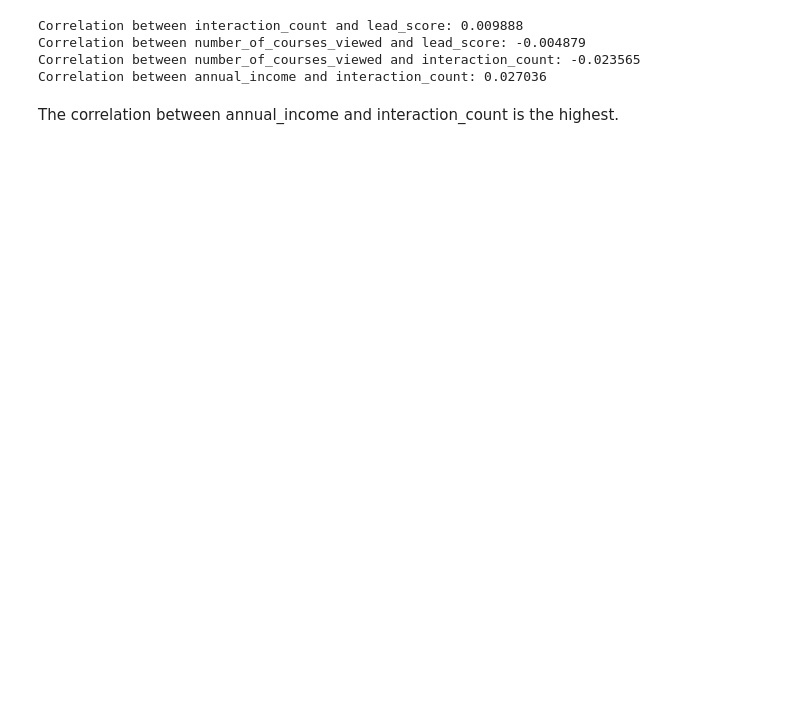
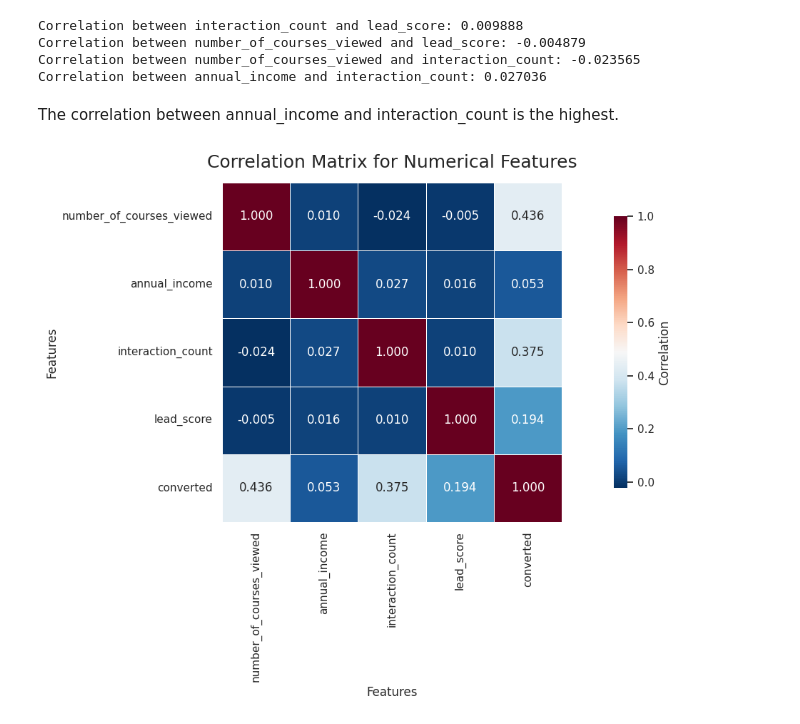
Before and after one commit to leevambe5/ml-zoomcamp-homeworks, a Jupyter notebook: Homework_3.ipynb, the cells around one changed output. Drawn from its saved outputs; the diff is of its cells as text; code cells hidden in the pictures; blank space fills up the shorter version.

```diff
--- a/Homework_3.ipynb
+++ b/Homework_3.ipynb
@@ -178,3 +178,29 @@ fig.update_layout(
     height=800
 )
 fig.show()
+# %%
+# Set plot size and style
+plt.figure(figsize=(15, 8))
+sns.set(style="whitegrid")
+
+# Create the heatmap
+ax = sns.heatmap(
+    corr_matrix,
+    annot=True,           # show correlation values
+    fmt=".3f",            # 3 decimal places
+    cmap="RdBu_r",        # same color scheme as Plotly
+    square=True,          # make it square
+    linewidths=0.5,       # adds small lines between cells
+    cbar_kws={"shrink": 0.8, "label": "Correlation"}  # color bar options
+)
+
+# Customize titles and labels
+plt.title("Correlation Matrix for Numerical Features", fontsize=18, pad=15)
+plt.xlabel("Features", fontsize=12)
+plt.ylabel("Features", fontsize=12)
+
+
+plt.tight_layout()
+plt.show()
+# %% [output]
+[figure, added]
```
